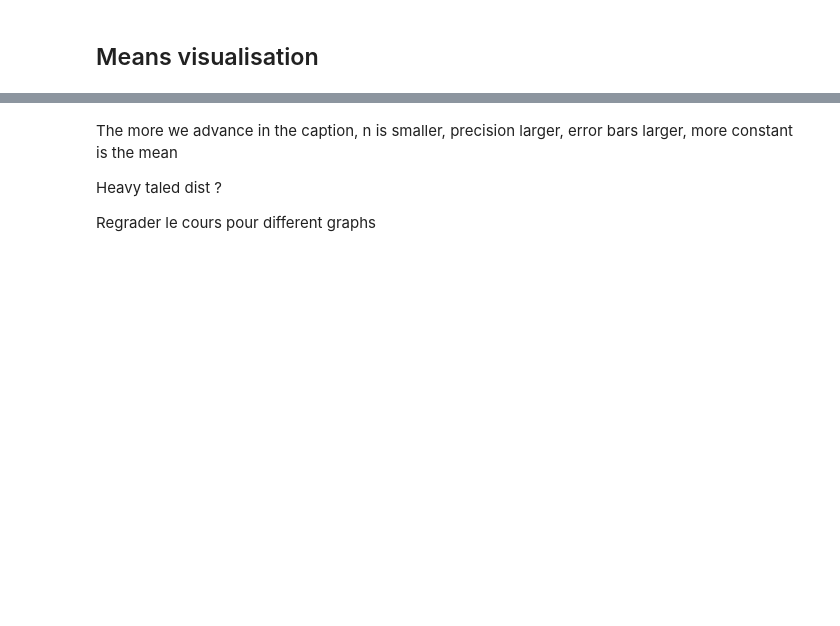
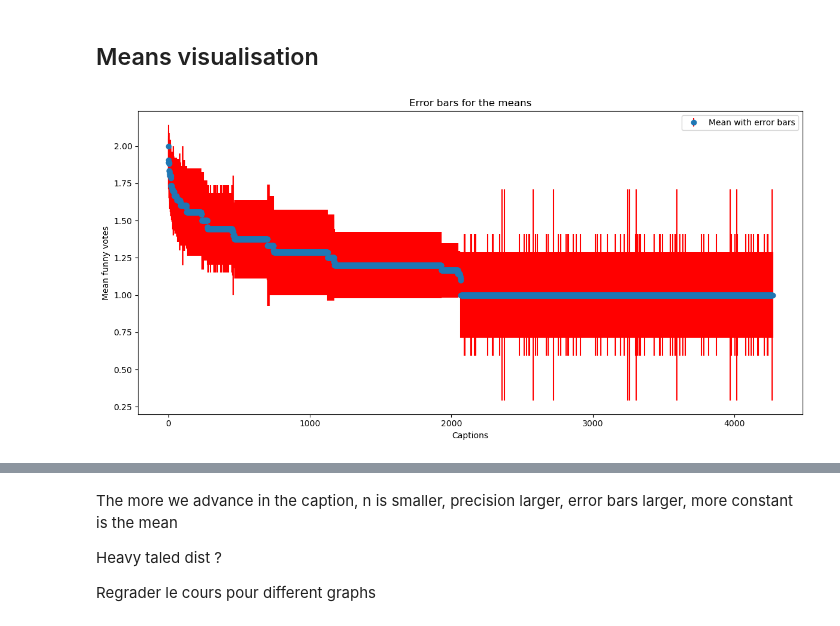
Before and after one commit to epfl-ada/ada-2025-project-json-derulo, a Jupyter notebook: src/Adrian/visualisation.ipynb, the cells around one changed output, grey strips where cells are left out. Saved outputs shown, nothing was run; the diff lists cells and outputs as text; code cells hidden in the pictures; blank space fills up the shorter version.

```diff
--- a/src/Adrian/visualisation.ipynb
+++ b/src/Adrian/visualisation.ipynb
@@ -160,12 +206,16 @@ Questions, at some point there are no more somewhat funny and fun votes ?
 # %% [markdown]
 ## Means visualisation
 # %%
+def scatter_error(df,figsize=(12,6)):
+    plt.figure(figsize=figsize)
+    plt.errorbar(df.index, df['mean'], yerr=df['precision'], fmt='o', ecolor='r', capthick=2,label='Mean with error bars')
+    plt.title('Error bars for the means')
+    plt.xlabel('Captions')
+    plt.ylabel('Mean funny votes')
+    plt.legend()
+    plt.tight_layout()
+    plt.show()
 
-plt.figure()
-plt.errorbar(contest_df.index, contest_df['mean'], yerr=contest_df['precision'], fmt='o', ecolor='r', capthick=2,label='Mean with error bars')
-plt.title('Error bars for the means')
-plt.xlabel('Captions')
-plt.ylabel('Mean funny votes')
-plt.legend()
-plt.tight_layout()
-plt.show()
+scatter_error(contest_df)
+# %% [output]
+[figure, added]
```
Also changed, not shown: parts of 23 cells of this notebook, 3 other files.
